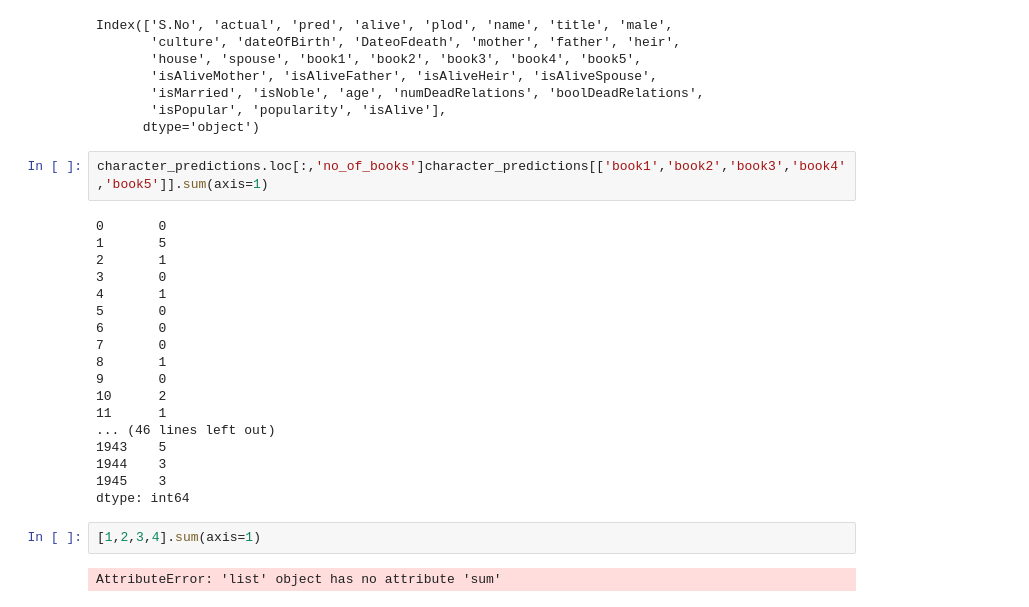
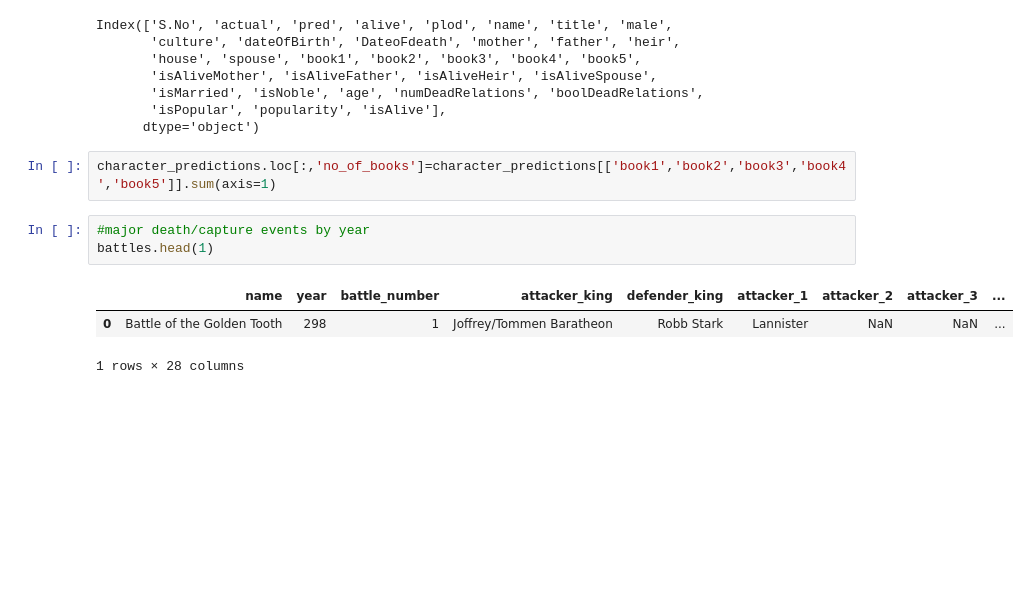
Before and after one commit to TheMLGuy/Game-of-Thrones-Dataset, a Jupyter notebook: GameOfThronesAnalytics.ipynb, the cells around one changed output. Saved outputs shown, nothing was run; the diff lists cells and outputs as text; blank space fills up the shorter version.

```diff
--- a/GameOfThronesAnalytics.ipynb
+++ b/GameOfThronesAnalytics.ipynb
@@ -69,26 +69,11 @@ Index(['S.No', 'actual', 'pred', 'alive', 'plod', 'name', 'title', 'male',
        'isPopular', 'popularity', 'isAlive'],
       dtype='object')
 # %%
-character_predictions.loc[:,'no_of_books']character_predictions[['book1','book2','book3','book4','book5']].sum(axis=1)
+character_predictions.loc[:,'no_of_books']=character_predictions[['book1','book2','book3','book4','book5']].sum(axis=1)
-# %% [output]
-0       0
-1       5
-2       1
-3       0
-4       1
-5       0
-6       0
-7       0
-8       1
-9       0
-10      2
-11      1
-... (46 lines left out)
-1943    5
-1944    3
-1945    3
-dtype: int64
-# %%
-[1,2,3,4].sum(axis=1)
-# %% [output]
-AttributeError: 'list' object has no attribute 'sum'
+# %%
+#major death/capture events by year
+battles.head(1)
+# %% [output]
+|  | name | year | battle_number | attacker_king | defender_king | attacker_1 | attacker_2 | attacker_3 | ... |
+| 0 | Battle of the Golden Tooth | 298 | 1 | Joffrey/Tommen Baratheon | Robb Stark | Lannister | NaN | NaN | ... |
+1 rows × 28 columns
```
Also changed, not shown: parts of 2 cells of this notebook.
